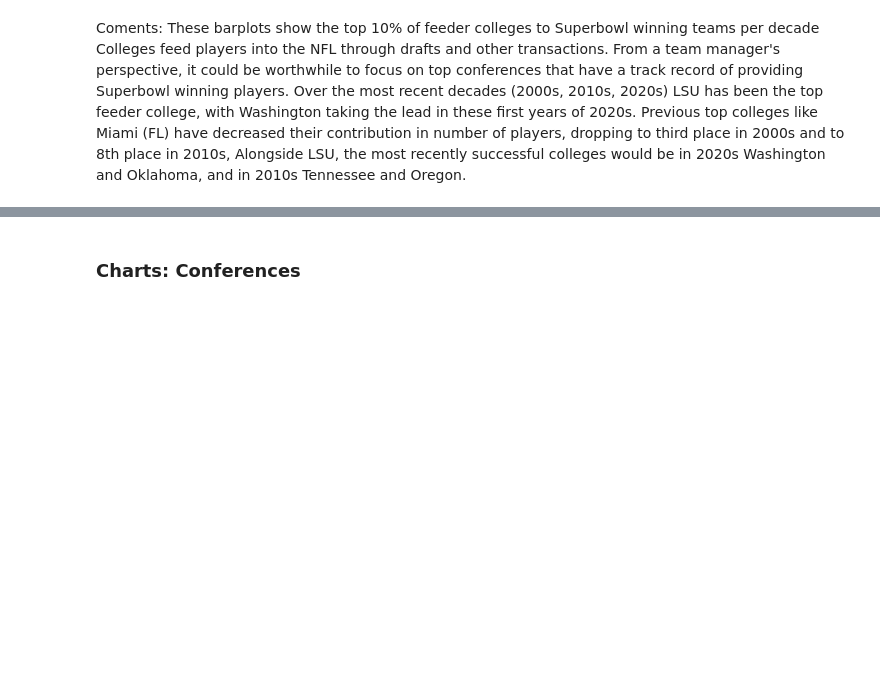
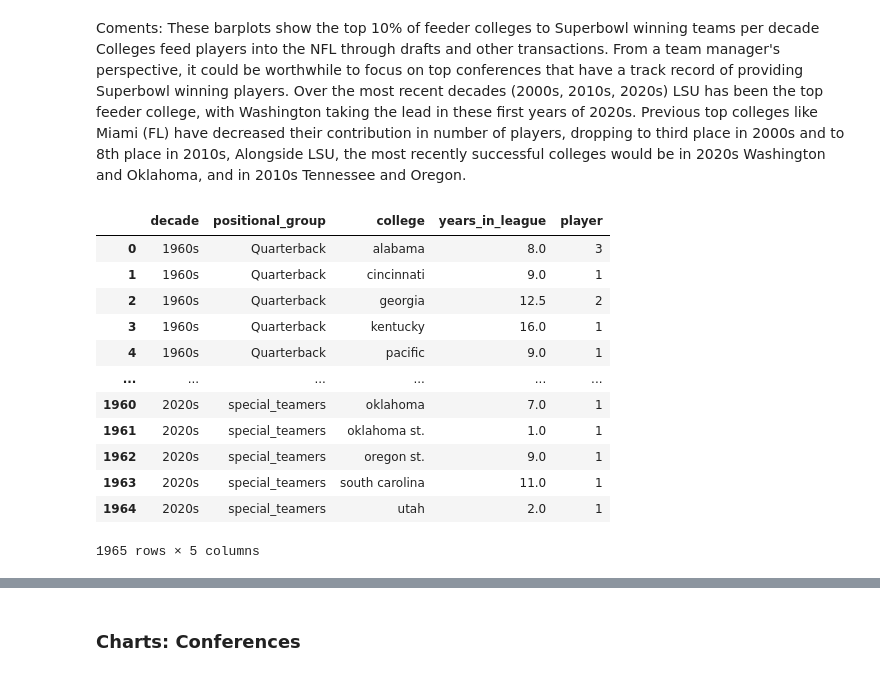
Before and after one commit to aferrers/nfl_superbowl_winners, a Jupyter notebook: notebooks/exploration_super_bowl_rosters.ipynb, the cells around one changed output, grey strips where cells are left out. Saved outputs shown, nothing was run; the diff lists cells and outputs as text; code cells hidden in the pictures; blank space fills up the shorter version.

```diff
--- a/notebooks/exploration_super_bowl_rosters.ipynb
+++ b/notebooks/exploration_super_bowl_rosters.ipynb
@@ -639,3 +612,22 @@ From a team manager's perspective, it could be worthwhile to focus on top confer
 of 2020s.
 Previous top colleges like Miami (FL) have decreased their contribution in number of players, dropping to third place in 2000s and to 8th place in 2010s,
 Alongside LSU, the most recently successful colleges would be in 2020s Washington and Oklahoma, and in 2010s Tennessee and Oregon.
+# %%
+# Looking at super bowl winning positional groups from particular colleges
+
+positional_groups_college = sb_rosters.groupby(['decade', 'positional_group', 'college']).agg({'years_in_league':'mean', 'player':'count'}).reset_index()
+positional_groups_college
+# %% [output]
+|  | decade | positional_group | college | years_in_league | player |
+| 0 | 1960s | Quarterback | alabama | 8.0 | 3 |
+| 1 | 1960s | Quarterback | cincinnati | 9.0 | 1 |
+| 2 | 1960s | Quarterback | georgia | 12.5 | 2 |
+| 3 | 1960s | Quarterback | kentucky | 16.0 | 1 |
+| 4 | 1960s | Quarterback | pacific | 9.0 | 1 |
+| ... | ... | ... | ... | ... | ... |
+| 1960 | 2020s | special_teamers | oklahoma | 7.0 | 1 |
+| 1961 | 2020s | special_teamers | oklahoma st. | 1.0 | 1 |
+| 1962 | 2020s | special_teamers | oregon st. | 9.0 | 1 |
+| 1963 | 2020s | special_teamers | south carolina | 11.0 | 1 |
+| 1964 | 2020s | special_teamers | utah | 2.0 | 1 |
+1965 rows × 5 columns
```
Also changed, not shown: parts of 22 cells of this notebook, 3 other files.
